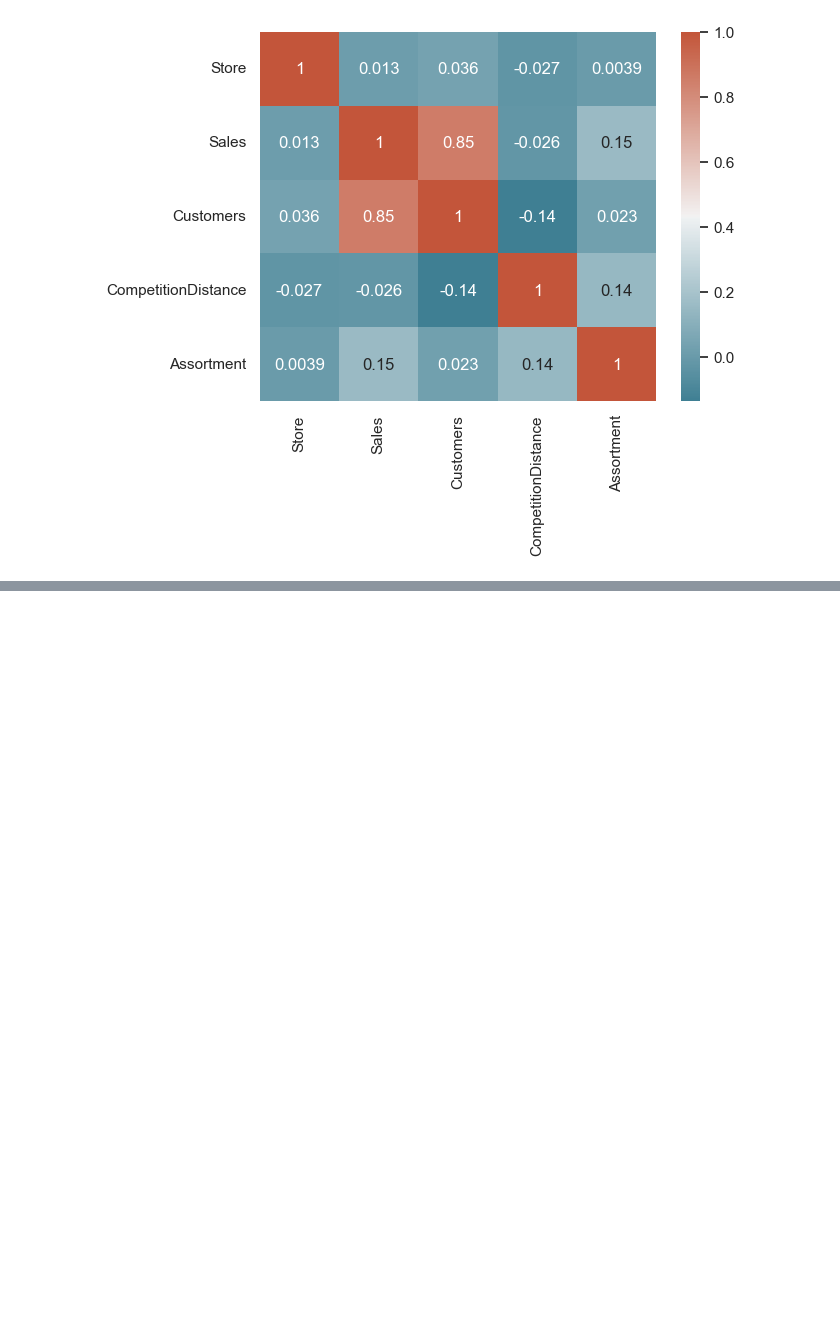
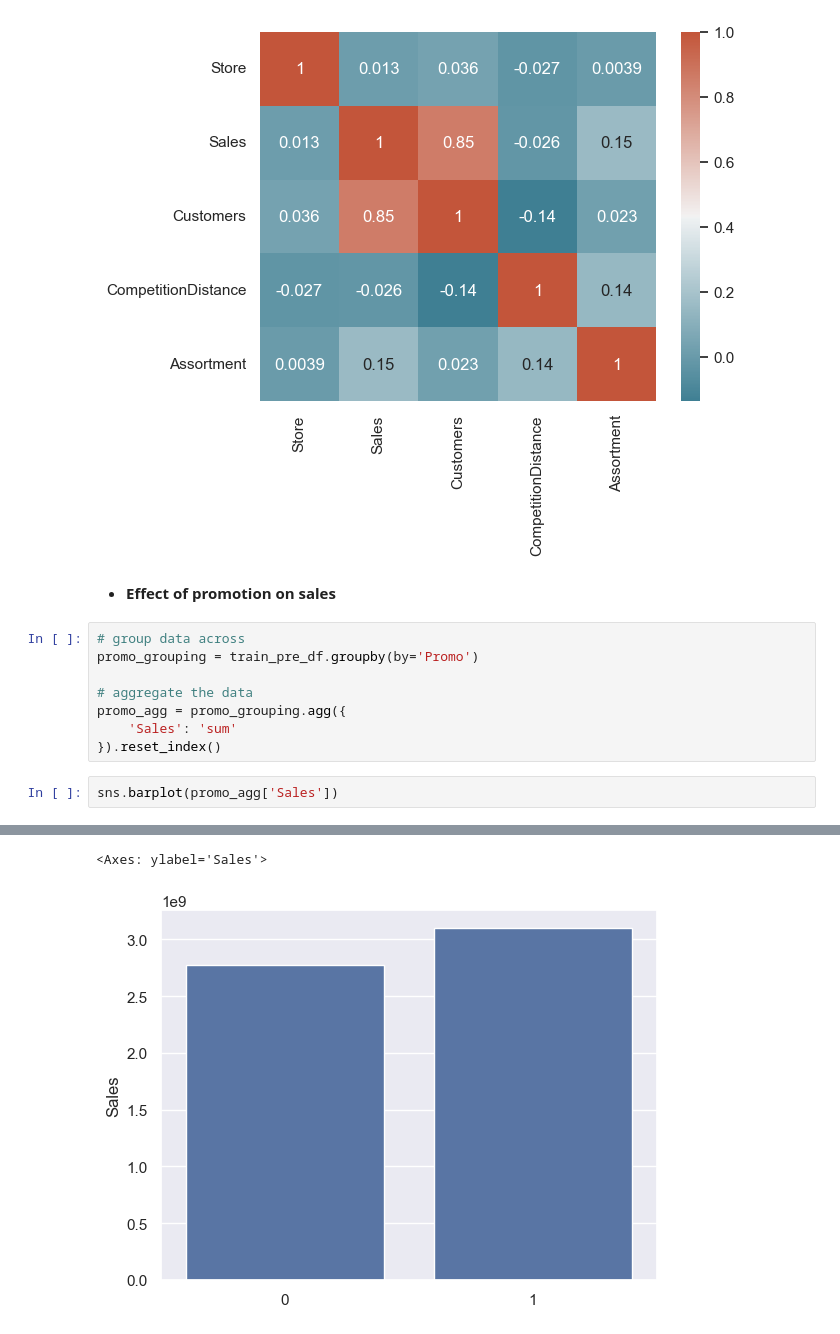
Before and after one commit to WildCayote/Rossman-Pharma-Sales-Prediction, a Jupyter notebook: notebooks/exploratory_data_analysis.ipynb, the cells around one changed output, grey strips where cells are left out. Drawn from its saved outputs; the diff is of its cells as text; blank space fills up the shorter version.

Commit message:
Feat: Effect of promotion on sales

```diff
--- a/notebooks/exploratory_data_analysis.ipynb
+++ b/notebooks/exploratory_data_analysis.ipynb
@@ -204,3 +195,16 @@ sns.heatmap(data=corr_matrix, cmap=cmap, annot=True)
 # %% [output]
 <Axes: >
 [figure]
+# %% [markdown]
+- **Effect of promotion on sales**
+# %%
+# group data across
+promo_grouping = train_pre_df.groupby(by='Promo')
+
+# aggregate the data
+promo_agg = promo_grouping.agg({
+    'Sales': 'sum'
+}).reset_index()
+# %%
+sns.barplot(promo_agg['Sales'])
+# %% [output]
@@ -206,0 +213,2 @@ sns.heatmap(data=corr_matrix, cmap=cmap, annot=True)
+<Axes: ylabel='Sales'>
+[figure, added]
```
Also changed, not shown: parts of 4 cells of this notebook, 2 other files.
